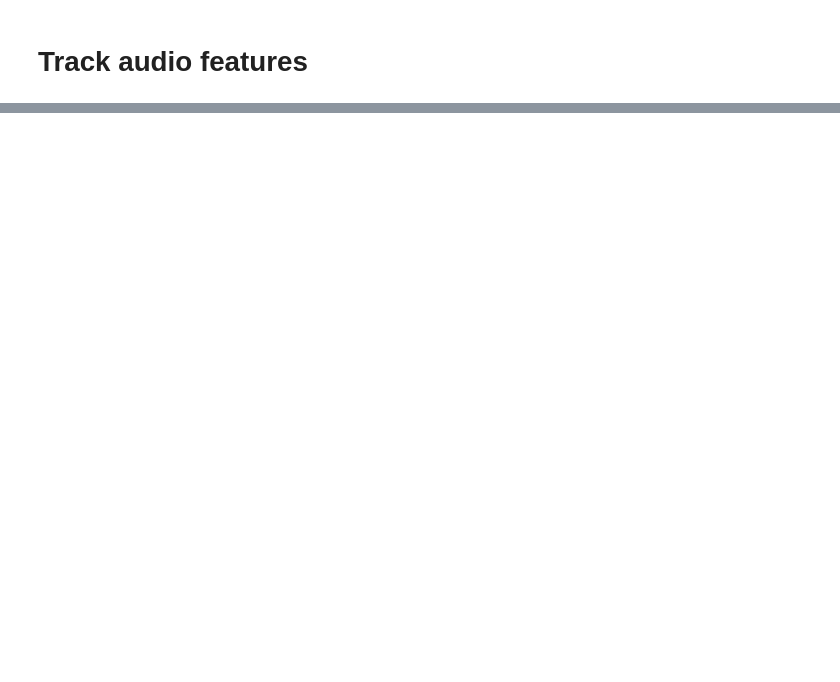
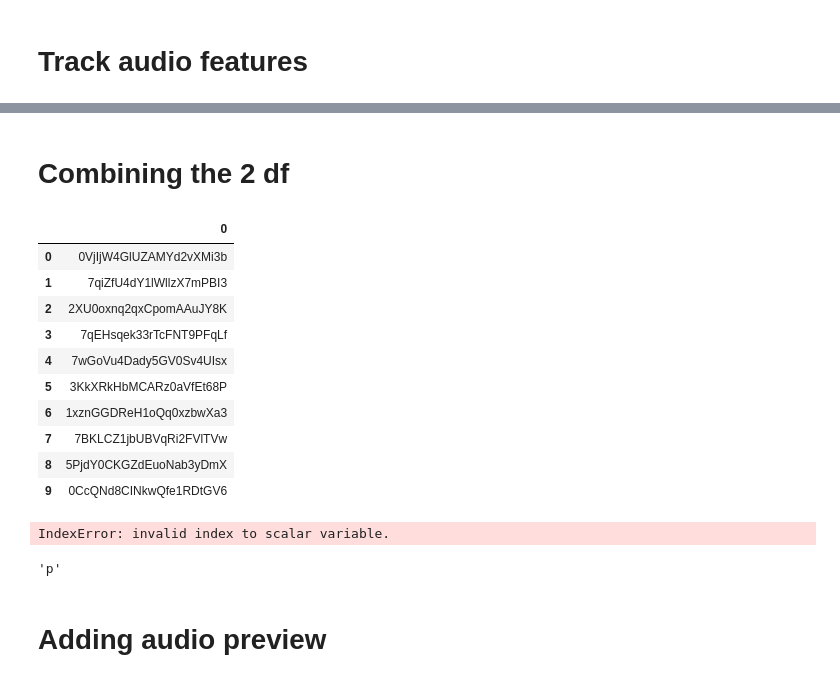
Before and after one commit to dmassonfr/Spotify_hit_predictor, a Jupyter notebook: notebooks/spotify-eda.ipynb, the cells around one changed output, grey strips where cells are left out. Saved outputs shown, nothing was run; the diff lists cells and outputs as text; code cells hidden in the pictures; blank space fills up the shorter version.

```diff
--- a/notebooks/spotify-eda.ipynb
+++ b/notebooks/spotify-eda.ipynb
@@ -116,0 +294,19 @@ analysis retrieved in 0.18 seconds
+# %% [markdown]
+# Combining the 2 df
+# %%
+id=[]
+for t in range(0, 10):
+    id.append(df['track_id'][t])
+pd.DataFrame(id)
+# %% [output]
+|  | 0 |
+| 0 | 0VjIjW4GlUZAMYd2vXMi3b |
+| 1 | 7qiZfU4dY1lWllzX7mPBI3 |
+| 2 | 2XU0oxnq2qxCpomAAuJY8K |
+| 3 | 7qEHsqek33rTcFNT9PFqLf |
+| 4 | 7wGoVu4Dady5GV0Sv4UIsx |
+| 5 | 3KkXRkHbMCARz0aVfEt68P |
+| 6 | 1xznGGDReH1oQq0xzbwXa3 |
+| 7 | 7BKLCZ1jbUBVqRi2FVlTVw |
+| 8 | 5PjdY0CKGZdEuoNab3yDmX |
+| 9 | 0CcQNd8CINkwQfe1RDtGV6 |
@@ -116,0 +315,43 @@ analysis retrieved in 0.18 seconds
+# %%
+for i in range (0, 2):
+    df = pd.DataFrame(
+    {
+        "track_id": track_id[0][i],
+        'track_name': track_name[0][i],
+        'popularity': popularity[0][i],
+        'duration_ms':duration_ms[0][i],
+        'explicit': explicit[0][i],
+        'artist_name': artist_name[0][i],
+        'artist_id': artist_id[0][i],
+        'release_date': release_date[0][i],
+        }
+    )
+
+
+    audio_df = pd.DataFrame(
+        {
+        "track_id": [audio_id][0][i],
+        'danceability': [danceability][0][i],
+        'energy': [energy][0][i],
+        'key':[key][0][i],
+        'loudness':[loudness][0][i],
+        'mode':[mode][0][i],
+        'speechiness': [speechiness][0][i],
+        'acousticness':[acousticness][0][i],
+        'instrumentalness':[instrumentalness][0][i],
+        'liveness':[liveness][0][i],
+        'valence':[valence][0][i],
+        'tempo':[tempo][0][i]
+        }
+    )
+
+
+result = pd.merge(df, audio_df, on="track_id")
+# %% [output]
+IndexError: invalid index to scalar variable.
+# %%
+[track_id][0][1]
+# %% [output]
+'p'
+# %% [markdown]
+# Adding audio preview
```
Also changed, not shown: parts of 37 cells of this notebook.
